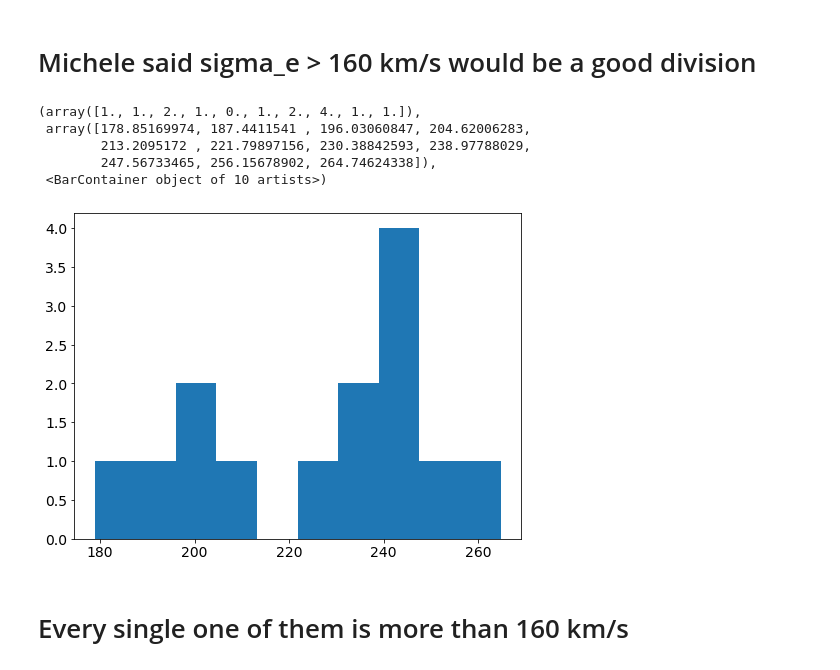
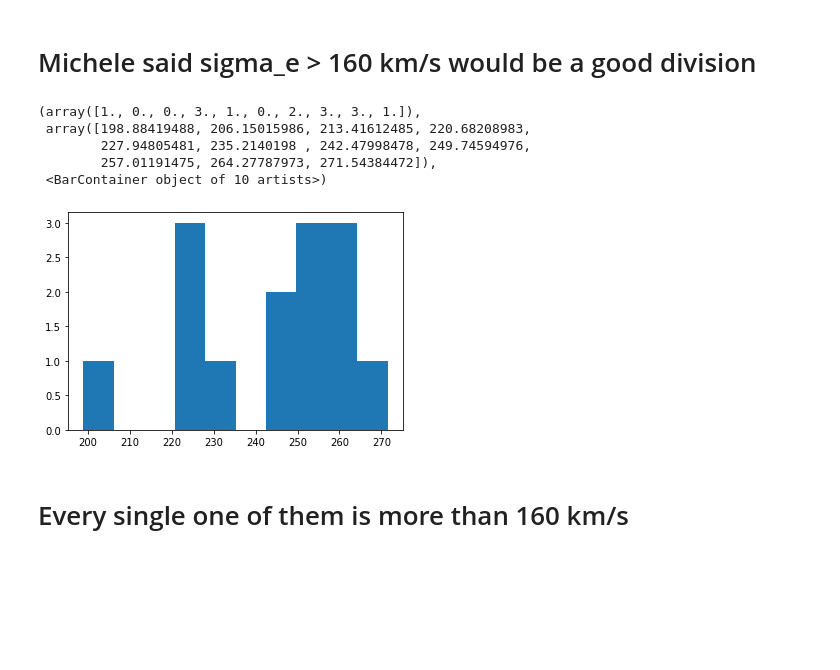
Before and after one commit to shawnknabel/slacs_kinematics_jam_modeling, a Jupyter notebook: jupyter_notebooks/kinematics_maps/fast_and_slow_rotators_analysis_011023.ipynb, the cells around one changed output. Saved outputs shown, nothing was run; the diff lists cells and outputs as text; code cells hidden in the pictures; blank space fills up the shorter version.

Commit message:
jam models, aperture corrections, psf corrections, integration corrections

```diff
--- a/jupyter_notebooks/kinematics_maps/fast_and_slow_rotators_analysis_011023.ipynb
+++ b/jupyter_notebooks/kinematics_maps/fast_and_slow_rotators_analysis_011023.ipynb
@@ -241,7 +437,7 @@ def calc_R (bin_arrays, num_bins):
 # %%
 # Define function to assign velocities to each pixel from their Voronoi bin, taking only those within the effective radius
 
-def calc_aperture_velocities_from_lum_weight_pixels (bin_arrays, V_array, VD_array, dVD_array, pixel_luminosities, reff):
+def calc_aperture_velocities_from_lum_weight_pixels_original (bin_arrays, V_array, VD_array, dV_array, dVD_array, pixel_luminosities, reff):
 
     # normalize pixel luminosities
     normalized_pixel_luminosities = pixel_luminosities/np.sum(pixel_luminosities)
@@ -249,6 +445,7 @@ def calc_aperture_velocities_from_lum_weight_pixels (bin_arrays, V_array, VD_arr
     # create array for velocity of each pixel
     pixel_Vs = np.zeros(len(pixel_luminosities))
     pixel_VDs = np.zeros(len(pixel_luminosities))
+    pixel_dVs = np.zeros(len(pixel_luminosities))
     pixel_dVDs = np.zeros(len(pixel_luminosities))
     velocity_in_aperture = 0
 
@@ -259,6 +456,7 @@ def calc_aperture_velocities_from_lum_weight_pixels (bin_arrays, V_array, VD_arr
         # add velocity to the weighted_pixel_velocities
         pixel_Vs[in_bin] = V_array[i]
         pixel_VDs[in_bin] = VD_array[i]
+        pixel_dVs[in_bin] = dV_array[i]
         pixel_dVDs[in_bin] = dVD_array[i]
 
     # get radius of pixels
@@ -272,11 +470,13 @@ def calc_aperture_velocities_from_lum_weight_pixels (bin_arrays, V_array, VD_arr
     # weight squared pixel velocities by pixel luminosity
     lum_weighted_pixel_Vs_sq = pixel_Vs**2 * normalized_pixel_luminosities
     lum_weighted_pixel_VDs_sq = pixel_VDs**2 * normalized_pixel_luminosities
+    lum_weighted_pixel_dVs_sq = 2 * pixel_Vs * pixel_dVs * normalized_pixel_luminosities
     lum_weighted_pixel_dVDs_sq = 2 * pixel_VDs * pixel_dVDs * normalized_pixel_luminosities
 
     # take only those in the effective radius
     lum_weighted_aperture_V = np.sqrt(np.sum(lum_weighted_pixel_Vs_sq[in_aperture]))
     lum_weighted_aperture_VD = np.sqrt(np.sum(lum_weighted_pixel_VDs_sq[in_aperture]))
+    lum_weighted_aperture_dV = np.sum(lum_weighted_pixel_dVs_sq[in_aperture]) / (2 * np.sqrt(np.sum(lum_weighted_pixel_Vs_sq[in_aperture])))
     lum_weighted_aperture_dVD = np.sum(lum_weighted_pixel_dVDs_sq[in_aperture]) / (2 * np.sqrt(np.sum(lum_weighted_pixel_VDs_sq[in_aperture])))
 
     # calculate V/sigma
@@ -288,4 +488,4 @@ def calc_aperture_velocities_from_lum_weight_pixels (bin_arrays, V_array, VD_arr
     lambda_R = numerator / denominator
 
 
-    return V_sigma, lambda_R, lum_weighted_aperture_V, lum_weighted_aperture_VD, lum_weighted_aperture_dVD
+    return V_sigma, lambda_R, lum_weighted_aperture_V, lum_weighted_aperture_VD, lum_weighted_aperture_dV, lum_weighted_aperture_dVD
@@ -458,11 +746,26 @@ classifications = pd.read_csv(f'{data_dir}classification_table_{date}.csv')
 classes=classifications['class']
 
 # add V_sigma and lambda_R, and ellipticities
-classifications['SLACS ellipticity'] = ellipticities
+classifications['SLACS ellipticity'] = slacs_ellipticities
 classifications['effective_radius'] = reffs
+classifications['reff_maj'] = reff_majs
+classifications['eps reff ellipse'] = eps_reffs
+classifications['luminosities'] = lums
+classifications['SLACS reff'] = slacs_reffs
 classifications['SLACS PA'] = slacs_PA_phots
-classifications['V_sigma'] = V_sigmas_pixel_method
-classifications['lambda_R'] = lambda_Rs_pixel_method
+# bin and pixel methods
+classifications['V_sigma_bin'] = V_sigmas_bin_method
+classifications['lambda_R_bin'] = lambda_Rs_bin_method
+classifications['D_ap_bin'] = V_ap_int_rms_bin_method
+classifications['dV_ap_bin'] = dV_ap_int_rms_bin_method
+classifications['VD_ap_bin'] = VD_ap_int_rms_bin_method
+classifications['dVD_ap_bin'] = dVD_ap_int_rms_bin_method
+classifications['V_sigma_pix'] = V_sigmas_pixel_method
+classifications['lambda_R_pix'] = lambda_Rs_pixel_method
+classifications['V_ap_pix'] = V_ap_int_rms_pixel_method
+classifications['dV_ap_pix'] = dV_ap_int_rms_pixel_method
+classifications['VD_ap_pix'] = VD_ap_int_rms_pixel_method
+classifications['dVD_ap_pix'] = dVD_ap_int_rms_pixel_method
 # %%
 classifications
 # %% [output]
@@ -502,6 +808,8 @@ classifications.loc[13, 'subclass'] = 'twist, inner aligned, outer misaligned 22
 # for this purpose, take the ellipticity of J1306 to be the SLACS ellipticity. DO NOT SAVE.
 classifications.loc[6, 'ellipticity'] = classifications.loc[6, 'SLACS ellipticity']
 classifications.loc[6, 'ellipticity_bspline'] = classifications.loc[6, 'SLACS ellipticity']
+# %%
+ellipticities = classifications.ellipticity_bspline
 # %%
 slow = classes == 'slow/nonregular'
 fast = classes == 'fast/regular'
@@ -846,8 +1312,8 @@ classifications[fast_fast]
 # %%
 # classification according to the Cappellari paper
 
-V_sigmas = classifications['V_sigma']
-lambda_Rs = classifications['lambda_R']
+V_sigmas = classifications['V_sigma_pix']
+lambda_Rs = classifications['lambda_R_pix']
 
 V_sig_class = np.empty(14, dtype='U5')
 lam_R_class = np.empty(14, dtype='U5')
@@ -987,14 +1462,14 @@ classifications
 # %% [markdown]
 # Michele said sigma_e > 160 km/s would be a good division
 # %%
-plt.hist(classifications['VD_aperture'])
+plt.hist(classifications['VD_ap_pix'])
 # %% [output]
-(array([1., 1., 2., 1., 0., 1., 2., 4., 1., 1.]),
- array([178.85169974, 187.4411541 , 196.03060847, 204.62006283,
-        213.2095172 , 221.79897156, 230.38842593, 238.97788029,
-        247.56733465, 256.15678902, 264.74624338]),
+(array([1., 0., 0., 3., 1., 0., 2., 3., 3., 1.]),
+ array([198.88419488, 206.15015986, 213.41612485, 220.68208983,
+        227.94805481, 235.2140198 , 242.47998478, 249.74594976,
+        257.01191475, 264.27787973, 271.54384472]),
  <BarContainer object of 10 artists>)
-[figure, old version]
+[figure, new version]
 # %% [markdown]
 # Every single one of them is more than 160 km/s
 # %%
```
Also changed, not shown: parts of 144 cells of this notebook, 21 other files.
